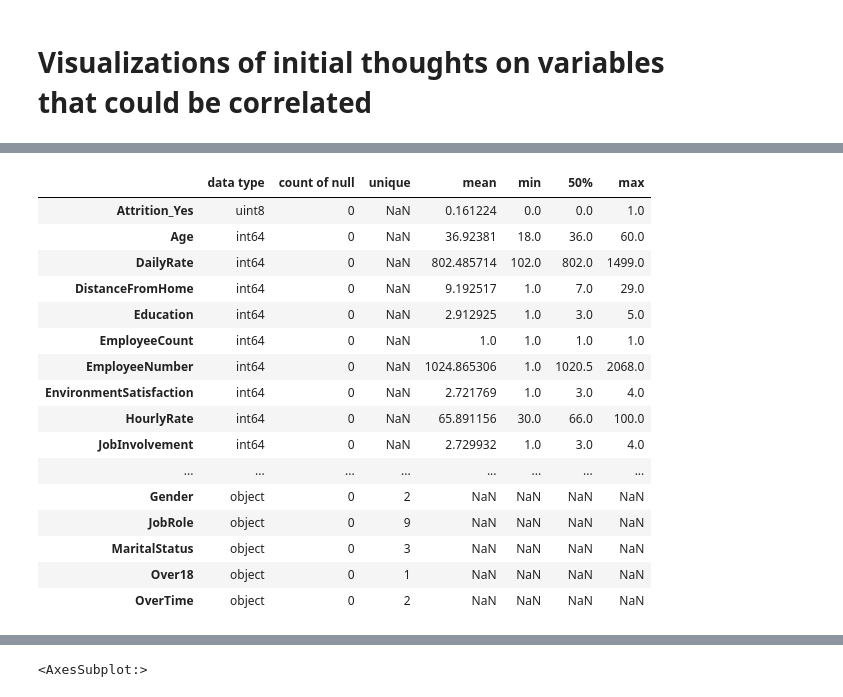
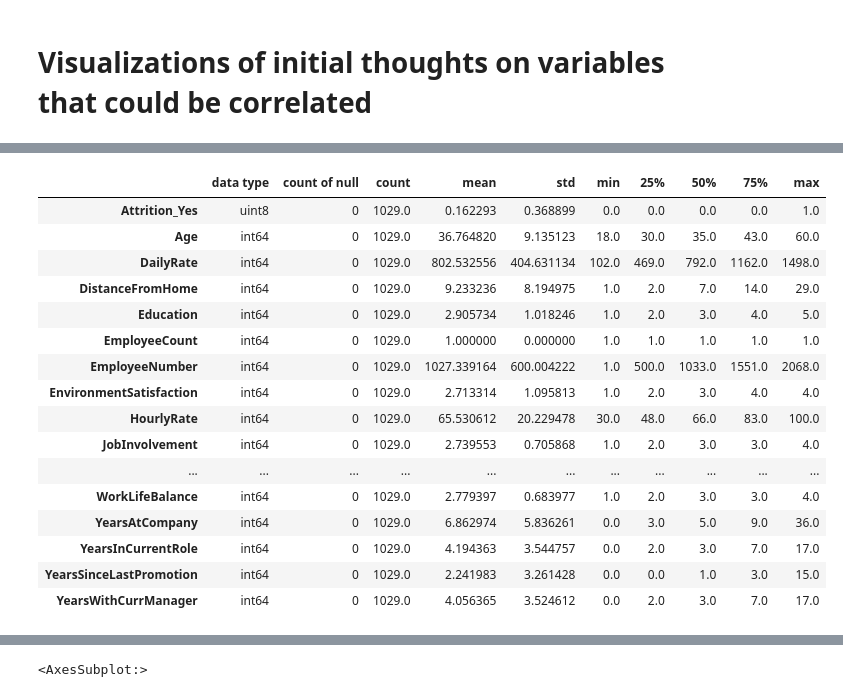
Before and after one commit to catherineerickson/Attrition-Project, a Jupyter notebook: Improved_Model (final pre presentation).ipynb, the cells around one changed output, grey strips where cells are left out. Saved outputs shown, nothing was run; the diff lists cells and outputs as text; code cells hidden in the pictures.

```diff
--- a/Improved_Model (final pre presentation).ipynb
+++ b/Improved_Model (final pre presentation).ipynb
@@ -229,0 +282,3 @@ interactions.corr()
+# %%
+numeric_cols = train.select_dtypes(include='number')
+numeric_cols
@@ -230,44 +299,44 @@ interactions.corr()
 # %%
 # calculate the null count for each column
-null_count = df.isnull().sum()
+null_count = numeric_cols.isnull().sum()
 null_count.name = 'count of null'
 
 # find the datatype for each column
-dtype = df.dtypes
+dtype = numeric_cols.dtypes
 dtype.name = 'data type'
 
 # describe the dataframe to get other statistics
-data_desc = df.describe(include='all', datetime_is_numeric=True)
+data_desc = numeric_cols.describe(include='all', datetime_is_numeric=True)
 
 # remove count, freq, mean, std, 25%, 50%, and 75% percentiles
-data_desc = data_desc.drop(['count', 'freq', 'std', '25%', '75%', 'top'], axis=0)
+#data_desc = data_desc.drop(['count', 'std', '25%', '75%'], axis=0)
 
 # transpose the dataframe to prevent the dataframe from being too wide.
 data_desc_T = data_desc.T
 
 # add the row of null count and datatype to the dataframe
 data_desc_T = pd.concat([dtype, null_count, data_desc_T], axis=1)
 
 # order the summary statistics table by datatype and count of null
 data_desc_T = data_desc_T.sort_values(['data type', 'count of null'])
 
 # show the summary statistics table
 data_desc_T
 # %% [output]
-|  | data type | count of null | unique | mean | min | 50% | max |
-| Attrition_Yes | uint8 | 0 | NaN | 0.161224 | 0.0 | 0.0 | 1.0 |
-| Age | int64 | 0 | NaN | 36.92381 | 18.0 | 36.0 | 60.0 |
-| DailyRate | int64 | 0 | NaN | 802.485714 | 102.0 | 802.0 | 1499.0 |
-| DistanceFromHome | int64 | 0 | NaN | 9.192517 | 1.0 | 7.0 | 29.0 |
-| Education | int64 | 0 | NaN | 2.912925 | 1.0 | 3.0 | 5.0 |
-| EmployeeCount | int64 | 0 | NaN | 1.0 | 1.0 | 1.0 | 1.0 |
-| EmployeeNumber | int64 | 0 | NaN | 1024.865306 | 1.0 | 1020.5 | 2068.0 |
-| EnvironmentSatisfaction | int64 | 0 | NaN | 2.721769 | 1.0 | 3.0 | 4.0 |
-| HourlyRate | int64 | 0 | NaN | 65.891156 | 30.0 | 66.0 | 100.0 |
-| JobInvolvement | int64 | 0 | NaN | 2.729932 | 1.0 | 3.0 | 4.0 |
-| ... | ... | ... | ... | ... | ... | ... | ... |
-| Gender | object | 0 | 2 | NaN | NaN | NaN | NaN |
-| JobRole | object | 0 | 9 | NaN | NaN | NaN | NaN |
-| MaritalStatus | object | 0 | 3 | NaN | NaN | NaN | NaN |
-| Over18 | object | 0 | 1 | NaN | NaN | NaN | NaN |
-| OverTime | object | 0 | 2 | NaN | NaN | NaN | NaN |
+|  | data type | count of null | count | mean | std | min | 25% | 50% | 75% | max |
+| Attrition_Yes | uint8 | 0 | 1029.0 | 0.162293 | 0.368899 | 0.0 | 0.0 | 0.0 | 0.0 | 1.0 |
+| Age | int64 | 0 | 1029.0 | 36.764820 | 9.135123 | 18.0 | 30.0 | 35.0 | 43.0 | 60.0 |
+| DailyRate | int64 | 0 | 1029.0 | 802.532556 | 404.631134 | 102.0 | 469.0 | 792.0 | 1162.0 | 1498.0 |
+| DistanceFromHome | int64 | 0 | 1029.0 | 9.233236 | 8.194975 | 1.0 | 2.0 | 7.0 | 14.0 | 29.0 |
+| Education | int64 | 0 | 1029.0 | 2.905734 | 1.018246 | 1.0 | 2.0 | 3.0 | 4.0 | 5.0 |
+| EmployeeCount | int64 | 0 | 1029.0 | 1.000000 | 0.000000 | 1.0 | 1.0 | 1.0 | 1.0 | 1.0 |
+| EmployeeNumber | int64 | 0 | 1029.0 | 1027.339164 | 600.004222 | 1.0 | 500.0 | 1033.0 | 1551.0 | 2068.0 |
+| EnvironmentSatisfaction | int64 | 0 | 1029.0 | 2.713314 | 1.095813 | 1.0 | 2.0 | 3.0 | 4.0 | 4.0 |
+| HourlyRate | int64 | 0 | 1029.0 | 65.530612 | 20.229478 | 30.0 | 48.0 | 66.0 | 83.0 | 100.0 |
+| JobInvolvement | int64 | 0 | 1029.0 | 2.739553 | 0.705868 | 1.0 | 2.0 | 3.0 | 3.0 | 4.0 |
+| ... | ... | ... | ... | ... | ... | ... | ... | ... | ... | ... |
+| WorkLifeBalance | int64 | 0 | 1029.0 | 2.779397 | 0.683977 | 1.0 | 2.0 | 3.0 | 3.0 | 4.0 |
+| YearsAtCompany | int64 | 0 | 1029.0 | 6.862974 | 5.836261 | 0.0 | 3.0 | 5.0 | 9.0 | 36.0 |
+| YearsInCurrentRole | int64 | 0 | 1029.0 | 4.194363 | 3.544757 | 0.0 | 2.0 | 3.0 | 7.0 | 17.0 |
+| YearsSinceLastPromotion | int64 | 0 | 1029.0 | 2.241983 | 3.261428 | 0.0 | 0.0 | 1.0 | 3.0 | 15.0 |
+| YearsWithCurrManager | int64 | 0 | 1029.0 | 4.056365 | 3.524612 | 0.0 | 2.0 | 3.0 | 7.0 | 17.0 |
```
Also changed, not shown: parts of 25 cells of this notebook, 3 other files.
